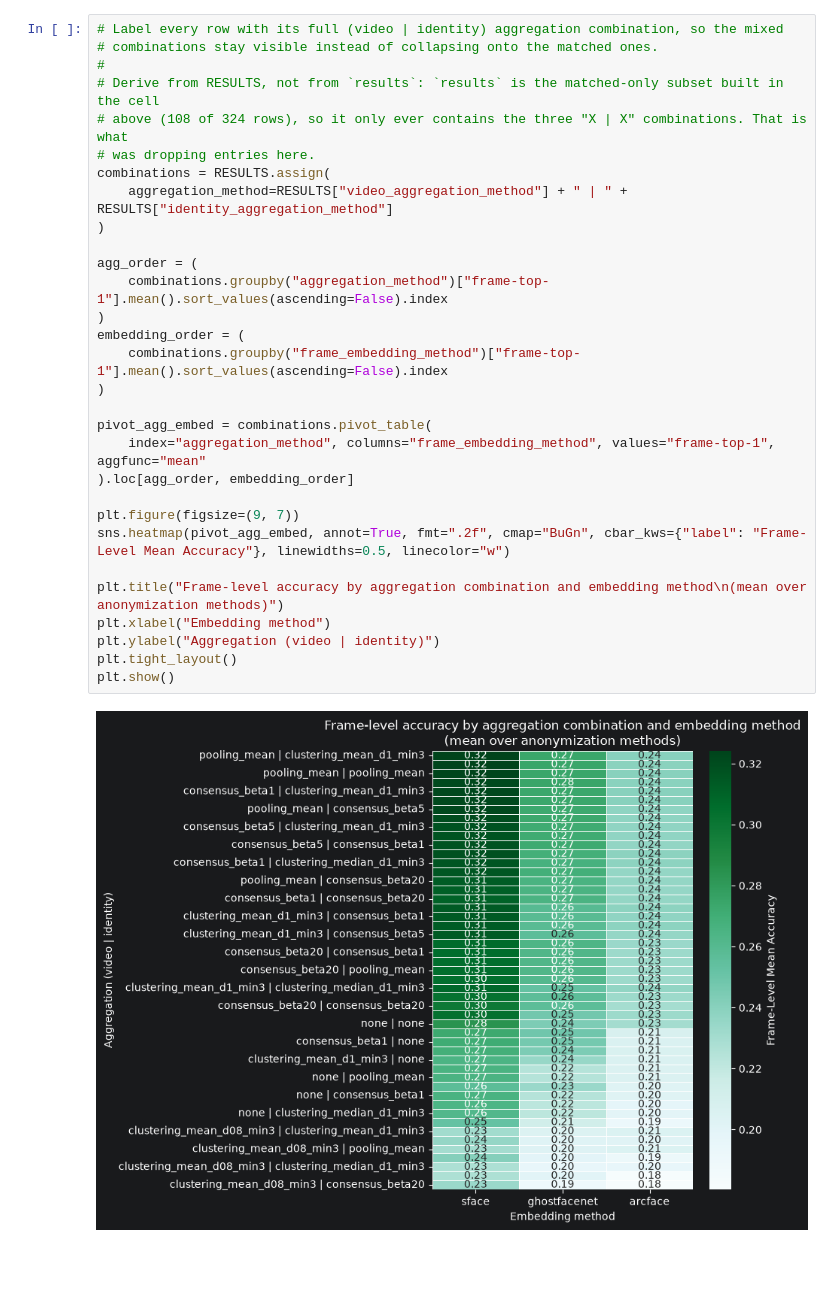
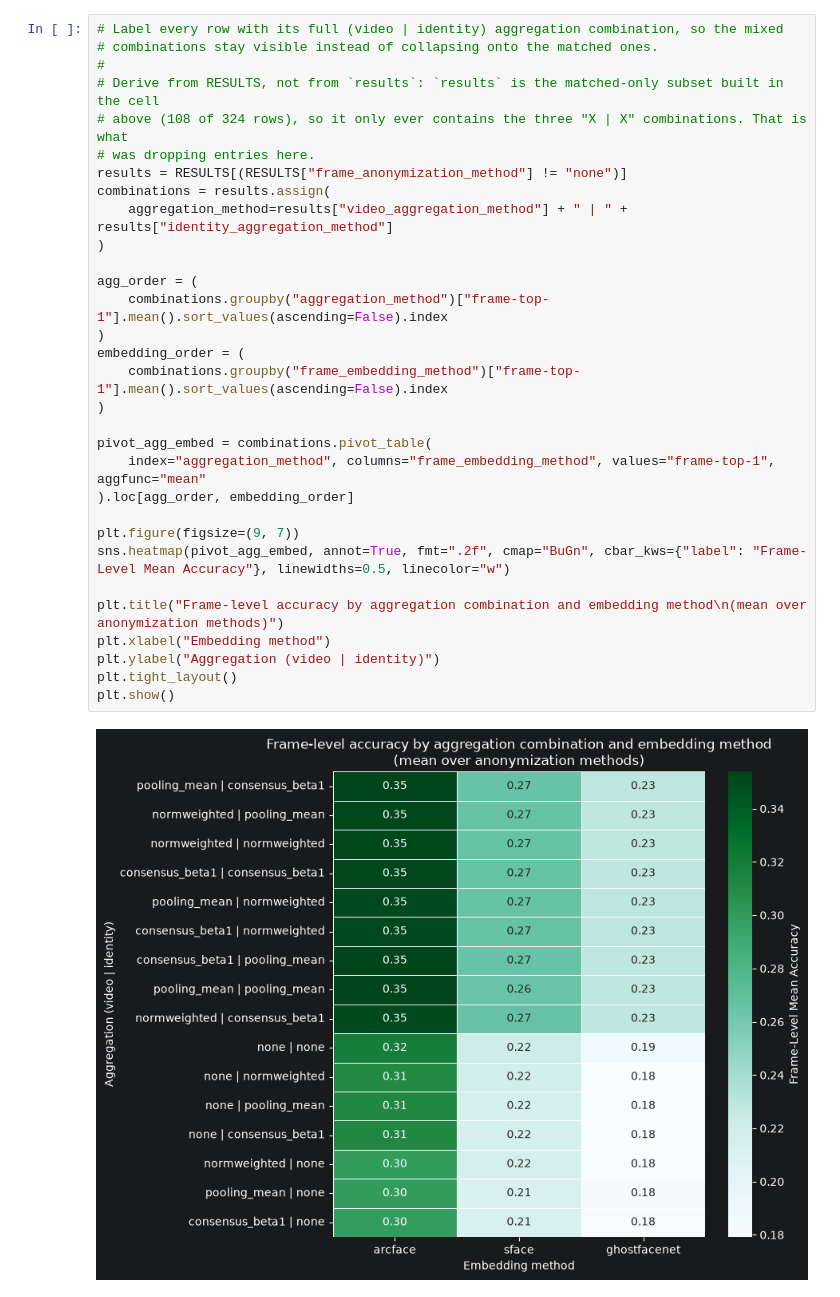
Before and after one commit to wagpa/meles, a Jupyter notebook: src/notebooks/05_visualization.ipynb, the cells around one changed output. Saved outputs shown, nothing was run; the diff lists cells and outputs as text; blank space fills up the shorter version.

```diff
--- a/src/notebooks/05_visualization.ipynb
+++ b/src/notebooks/05_visualization.ipynb
@@ -91,32 +89,33 @@ plt.show()
 # %%
 # Label every row with its full (video | identity) aggregation combination, so the mixed
 # combinations stay visible instead of collapsing onto the matched ones.
 #
 # Derive from RESULTS, not from `results`: `results` is the matched-only subset built in the cell
 # above (108 of 324 rows), so it only ever contains the three "X | X" combinations. That is what
 # was dropping entries here.
-combinations = RESULTS.assign(
-    aggregation_method=RESULTS["video_aggregation_method"] + " | " + RESULTS["identity_aggregation_method"]
+results = RESULTS[(RESULTS["frame_anonymization_method"] != "none")]
+combinations = results.assign(
+    aggregation_method=results["video_aggregation_method"] + " | " + results["identity_aggregation_method"]
 )
 
 agg_order = (
     combinations.groupby("aggregation_method")["frame-top-1"].mean().sort_values(ascending=False).index
 )
 embedding_order = (
     combinations.groupby("frame_embedding_method")["frame-top-1"].mean().sort_values(ascending=False).index
 )
 
 pivot_agg_embed = combinations.pivot_table(
     index="aggregation_method", columns="frame_embedding_method", values="frame-top-1", aggfunc="mean"
 ).loc[agg_order, embedding_order]
 
 plt.figure(figsize=(9, 7))
 sns.heatmap(pivot_agg_embed, annot=True, fmt=".2f", cmap="BuGn", cbar_kws={"label": "Frame-Level Mean Accuracy"}, linewidths=0.5, linecolor="w")
 
 plt.title("Frame-level accuracy by aggregation combination and embedding method\n(mean over anonymization methods)")
 plt.xlabel("Embedding method")
 plt.ylabel("Aggregation (video | identity)")
 plt.tight_layout()
 plt.show()
 # %% [output]
-[figure, old version]
+[figure, new version]
```
Also changed, not shown: parts of 4 cells of this notebook, 4 other files.
